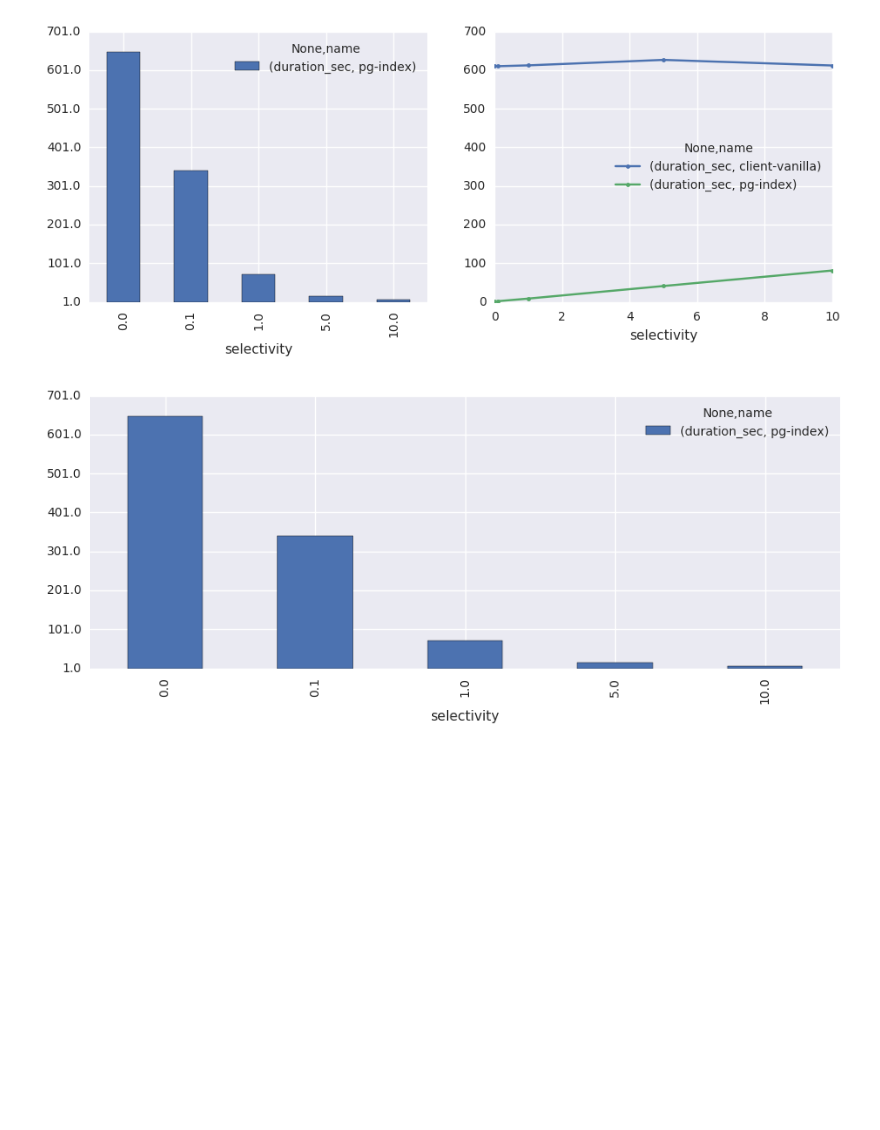
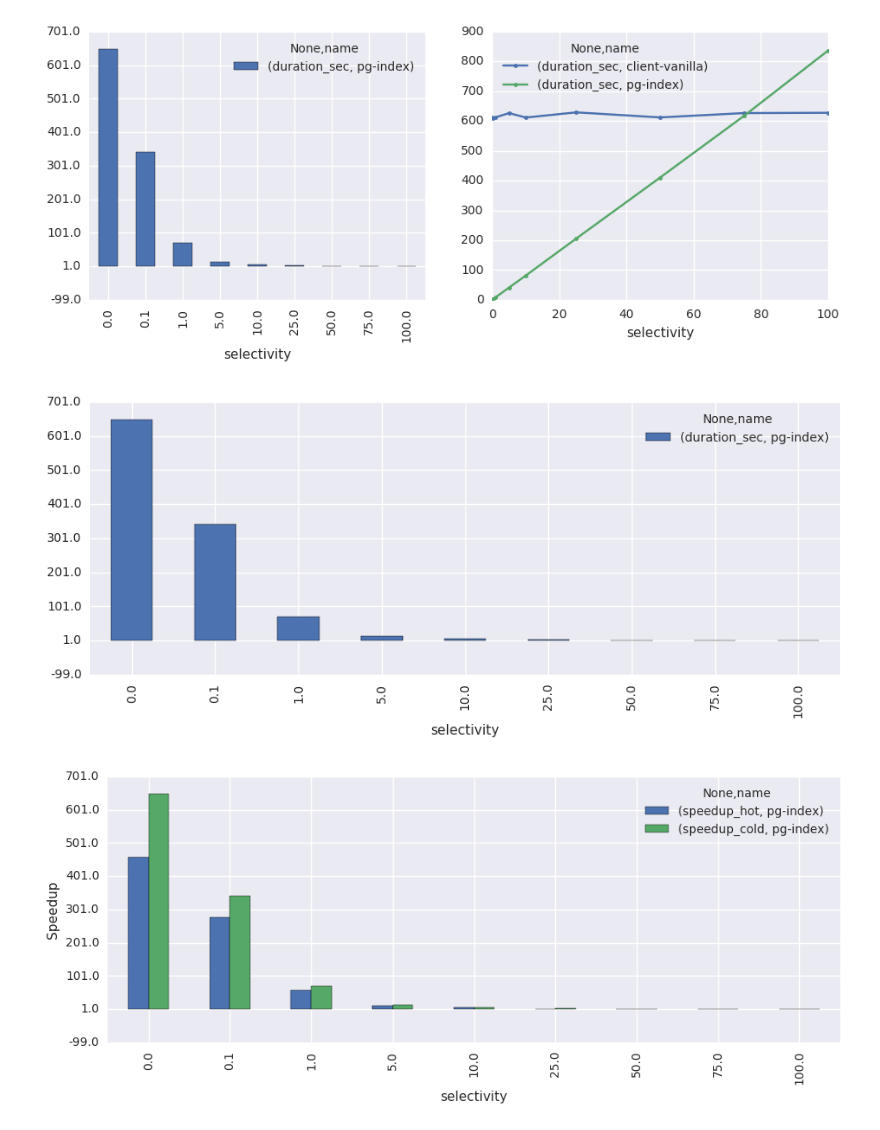
Before and after one commit to uccross/skyhookdm-ceph, a Jupyter notebook: src/progly/filtering.ipynb, the cells around one changed output. Cells and saved outputs as stored; diff of their text form; code cells hidden in the pictures; blank space fills up the shorter version.

```diff
--- a/src/progly/filtering.ipynb
+++ b/src/progly/filtering.ipynb
@@ -15,7 +15,7 @@ from pylab import rcParams
 rcParams['figure.figsize'] = 11, 4
 # %%
 # read dataset and perform data conversion
-df = pd.read_csv('15000x8.2.log', usecols=["hotcache", "instance", "name", "selectivity", "duration_ns"])
+df = pd.read_csv('15000x8.final.csv', usecols=["hotcache", "instance", "name", "selectivity", "duration_ns"])
 df["duration_sec"] = df["duration_ns"] / 1000000000
 del df["duration_ns"]
 df = df.groupby(["hotcache", "name", "selectivity"]).agg({'duration_sec': np.mean})
@@ -136,20 +167,37 @@ plot_pg_filtering(df.loc[False])
 # %%
 def plot_pg_filtering_with_index(df):
     fig, ax = plt.subplots(1, 2)
     baseline = df.loc["client-vanilla"]
     #baseline = df.loc["cls-index"]
     speedup = 1.0 / df.div(baseline, level="selectivity") - 1.0
     speedup.loc[["pg-index"]].unstack(level=0).plot.bar(ax=ax[0])
     ax[0].yaxis.set_major_formatter(mtick.FuncFormatter(lambda x,_: x + 1.0))
     df.loc[["pg-index", "client-vanilla"]].unstack(level=0).plot(ax=ax[1], marker='.')
     #df.loc[["pg-index", "cls-index"]].unstack(level=0).plot(ax=ax[1], marker='.')
     fig, ax = plt.subplots(1)
     speedup.loc[["pg-index"]].unstack(level=0).plot.bar(ax=ax)
     ax.yaxis.set_major_formatter(mtick.FuncFormatter(lambda x,_: x + 1.0))
 plot_pg_filtering_with_index(df.loc[True])
 plot_pg_filtering_with_index(df.loc[False])
+
+def plot_pg_filtering_index_hc(hot, cold):
+    fig, ax = plt.subplots(1)
+    baseline_hot = hot.loc["client-vanilla"]
+    speedup_hot = 1.0 / hot.div(baseline_hot, level="selectivity") - 1.0
+    baseline_cold = cold.loc["client-vanilla"]
+    speedup_cold = 1.0 / cold.div(baseline_cold, level="selectivity") - 1.0
+
+    speedup_hot.columns = ["speedup_hot"]
+    speedup_cold.columns = ["speedup_cold"]
+    speedup = pd.concat([speedup_hot, speedup_cold], axis=1)
+    speedup.loc[["pg-index"]].unstack(level=0).plot.bar(ax=ax)
+    ax.set_ylabel("Speedup")
+    ax.yaxis.set_major_formatter(mtick.FuncFormatter(lambda x,_: x + 1.0))
+
+plot_pg_filtering_index_hc(df.loc[True], df.loc[False])
 # %% [output]
 [figure]
 [figure]
-[figure, old version]
+[figure, new version]
-[figure, old version]
+[figure, new version]
+[figure, added]
```
Also changed, not shown: parts of 4 cells of this notebook, 1 other file.
